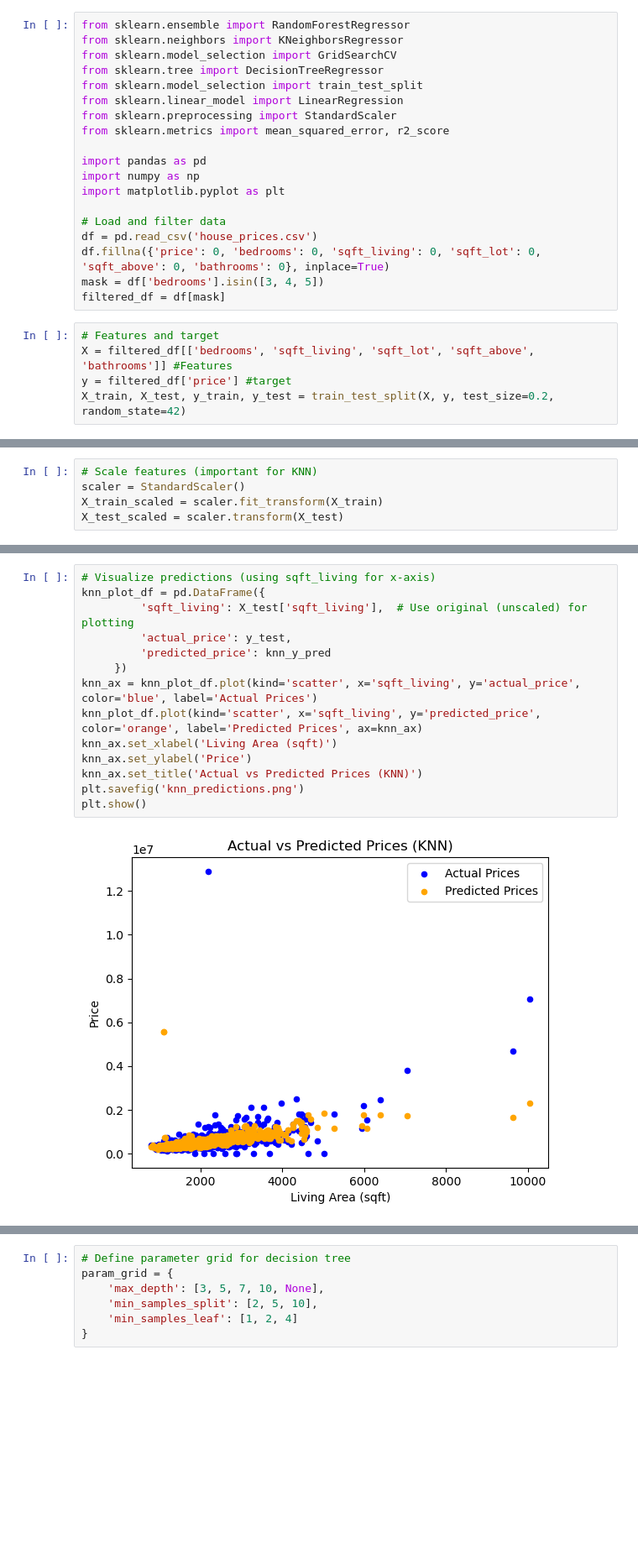
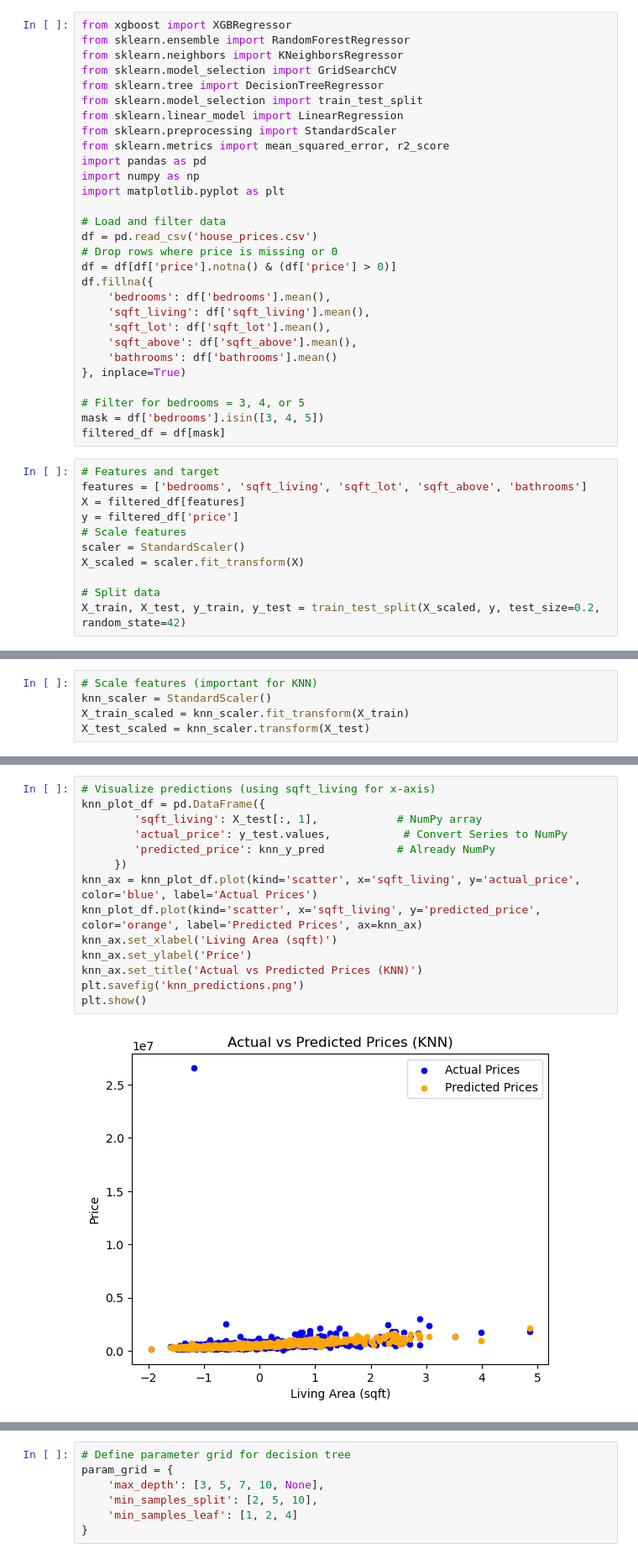
Before and after one commit to afif103/AI-ML-Portfolio, a Jupyter notebook: ML/Week3_ML_Intro.ipynb, the cells around one changed output, grey strips where cells are left out. Shown: that part at 84% size. Saved outputs shown, nothing was run; the diff lists cells and outputs as text; blank space fills up the shorter version.

Commit message:
added RF/XGBoost, completed Week 3
Fixed visualization using NumPy for sqft_living, added RF/XGBoost, completed Week 3

```diff
--- a/ML/Week3_ML_Intro.ipynb
+++ b/ML/Week3_ML_Intro.ipynb
@@ -1,4 +1,5 @@
 # %%
+from xgboost import XGBRegressor
 from sklearn.ensemble import RandomForestRegressor
 from sklearn.neighbors import KNeighborsRegressor
 from sklearn.model_selection import GridSearchCV
@@ -7,21 +8,36 @@ from sklearn.model_selection import train_test_split
 from sklearn.linear_model import LinearRegression
 from sklearn.preprocessing import StandardScaler
 from sklearn.metrics import mean_squared_error, r2_score
-
 import pandas as pd
 import numpy as np
 import matplotlib.pyplot as plt
 
 # Load and filter data
 df = pd.read_csv('house_prices.csv')
-df.fillna({'price': 0, 'bedrooms': 0, 'sqft_living': 0, 'sqft_lot': 0, 'sqft_above': 0, 'bathrooms': 0}, inplace=True)
+# Drop rows where price is missing or 0
+df = df[df['price'].notna() & (df['price'] > 0)]
+df.fillna({
+    'bedrooms': df['bedrooms'].mean(),
+    'sqft_living': df['sqft_living'].mean(),
+    'sqft_lot': df['sqft_lot'].mean(),
+    'sqft_above': df['sqft_above'].mean(),
+    'bathrooms': df['bathrooms'].mean()
+}, inplace=True)
+
+# Filter for bedrooms = 3, 4, or 5
 mask = df['bedrooms'].isin([3, 4, 5])
 filtered_df = df[mask]
 # %%
 # Features and target
-X = filtered_df[['bedrooms', 'sqft_living', 'sqft_lot', 'sqft_above', 'bathrooms']] #Features
-y = filtered_df['price'] #target
-X_train, X_test, y_train, y_test = train_test_split(X, y, test_size=0.2, random_state=42)
+features = ['bedrooms', 'sqft_living', 'sqft_lot', 'sqft_above', 'bathrooms']
+X = filtered_df[features]
+y = filtered_df['price']
+# Scale features
+scaler = StandardScaler()
+X_scaled = scaler.fit_transform(X)
+
+# Split data
+X_train, X_test, y_train, y_test = train_test_split(X_scaled, y, test_size=0.2, random_state=42)
 # %%
 # Train model
 lr_model = LinearRegression() #Multi Feature Predictions Model
@@ -109,8 +145,8 @@ plt.show()
 # %%
 # Scale features (important for KNN)
-scaler = StandardScaler()
-X_train_scaled = scaler.fit_transform(X_train)
-X_test_scaled = scaler.transform(X_test)
+knn_scaler = StandardScaler()
+X_train_scaled = knn_scaler.fit_transform(X_train)
+X_test_scaled = knn_scaler.transform(X_test)
 # %%
 # Train KNN model
 knn_model = KNeighborsRegressor(n_neighbors=5)
@@ -136,19 +170,19 @@ Mean Absolute Error: 233915.5
 # %%
 # Visualize predictions (using sqft_living for x-axis)
 knn_plot_df = pd.DataFrame({
-         'sqft_living': X_test['sqft_living'],  # Use original (unscaled) for plotting
-         'actual_price': y_test,
-         'predicted_price': knn_y_pred
+        'sqft_living': X_test[:, 1],            # NumPy array
+        'actual_price': y_test.values,           # Convert Series to NumPy
+        'predicted_price': knn_y_pred           # Already NumPy
      })
 knn_ax = knn_plot_df.plot(kind='scatter', x='sqft_living', y='actual_price', color='blue', label='Actual Prices')
 knn_plot_df.plot(kind='scatter', x='sqft_living', y='predicted_price', color='orange', label='Predicted Prices', ax=knn_ax)
 knn_ax.set_xlabel('Living Area (sqft)')
 knn_ax.set_ylabel('Price')
 knn_ax.set_title('Actual vs Predicted Prices (KNN)')
 plt.savefig('knn_predictions.png')
 plt.show()
 # %% [output]
-[figure, old version]
+[figure, new version]
 # %%
 # Compare model performance
 print("\nModel Performance Comparison:")
```
Also changed, not shown: parts of 31 cells of this notebook, 8 other files.
